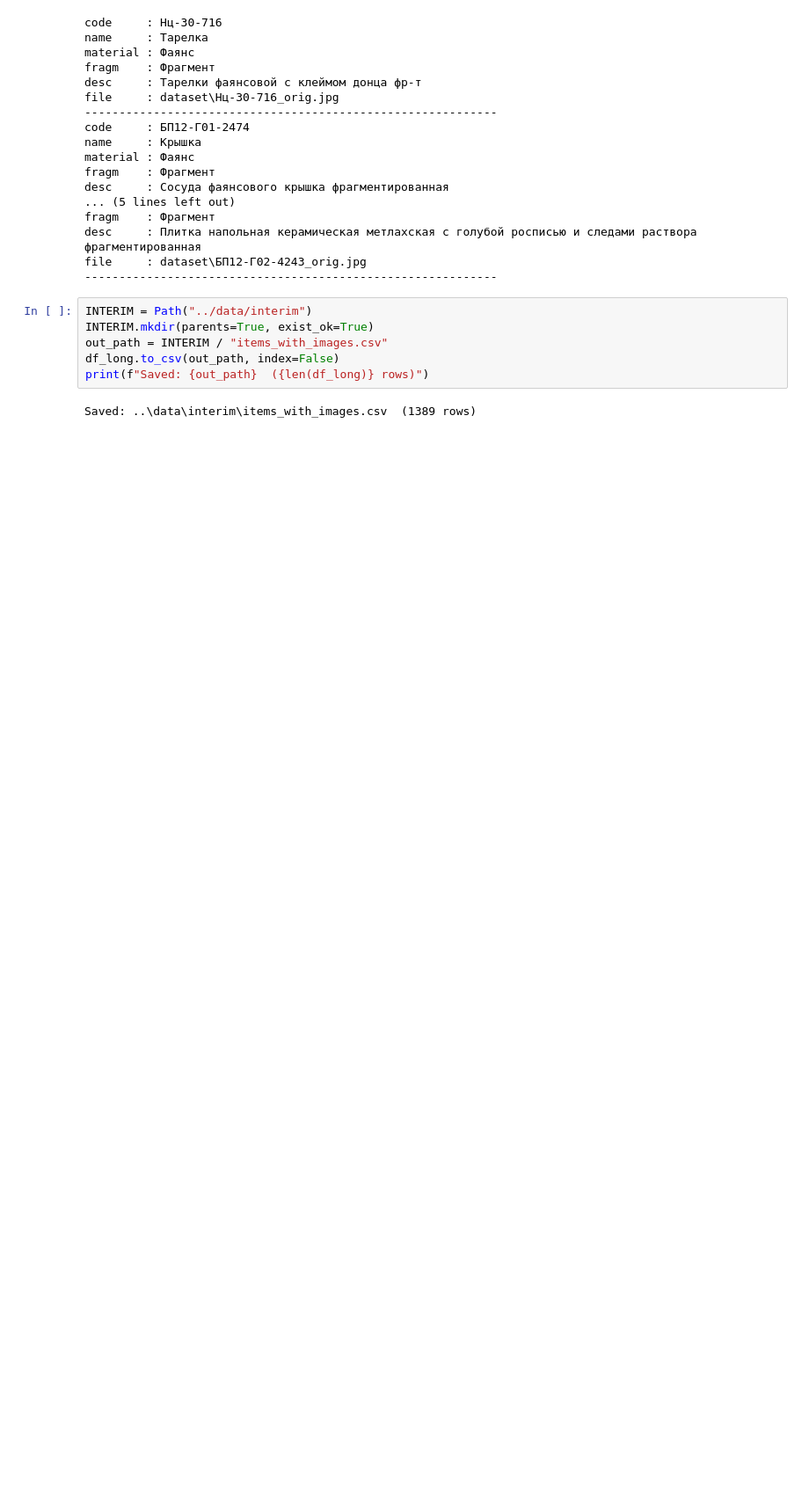
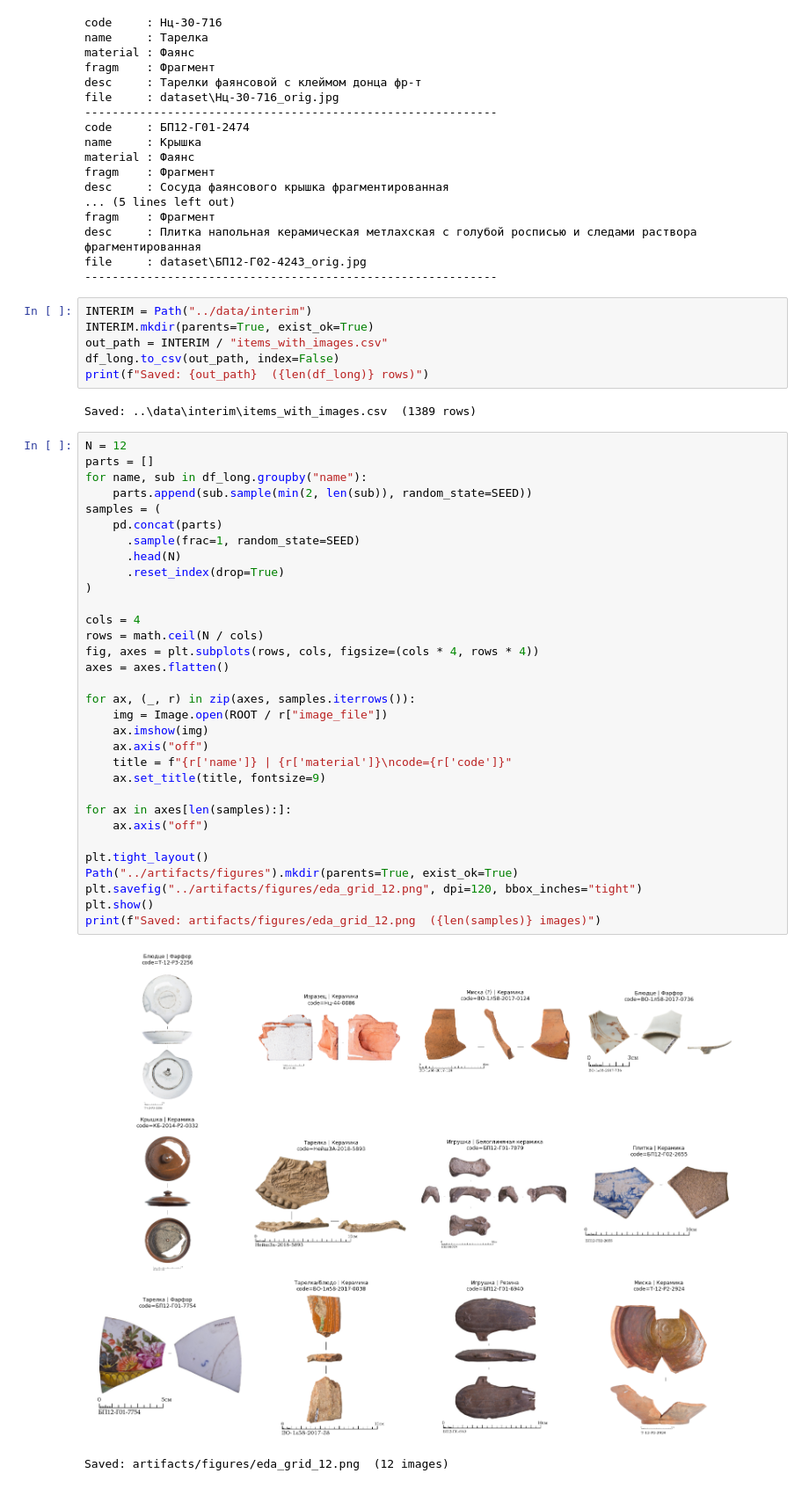
Before and after one commit to Niko07pro/creative_task, a Jupyter notebook: notebooks/01_eda.ipynb, the cells around one changed output. Shown at 88% size. Saved outputs shown, nothing was run; the diff lists cells and outputs as text; blank space fills up the shorter version.

```diff
--- a/notebooks/01_eda.ipynb
+++ b/notebooks/01_eda.ipynb
@@ -151,3 +148,38 @@ df_long.to_csv(out_path, index=False)
 print(f"Saved: {out_path}  ({len(df_long)} rows)")
 # %% [output]
 Saved: ..\data\interim\items_with_images.csv  (1389 rows)
+# %%
+N = 12
+parts = []
+for name, sub in df_long.groupby("name"):
+    parts.append(sub.sample(min(2, len(sub)), random_state=SEED))
+samples = (
+    pd.concat(parts)
+      .sample(frac=1, random_state=SEED)
+      .head(N)
+      .reset_index(drop=True)
+)
+
+cols = 4
+rows = math.ceil(N / cols)
+fig, axes = plt.subplots(rows, cols, figsize=(cols * 4, rows * 4))
+axes = axes.flatten()
+
+for ax, (_, r) in zip(axes, samples.iterrows()):
+    img = Image.open(ROOT / r["image_file"])
+    ax.imshow(img)
+    ax.axis("off")
+    title = f"{r['name']} | {r['material']}\ncode={r['code']}"
+    ax.set_title(title, fontsize=9)
+
+for ax in axes[len(samples):]:
+    ax.axis("off")
+
+plt.tight_layout()
+Path("../artifacts/figures").mkdir(parents=True, exist_ok=True)
+plt.savefig("../artifacts/figures/eda_grid_12.png", dpi=120, bbox_inches="tight")
+plt.show()
+print(f"Saved: artifacts/figures/eda_grid_12.png  ({len(samples)} images)")
+# %% [output]
+[figure, added]
+Saved: artifacts/figures/eda_grid_12.png  (12 images)
```
Also changed, not shown: parts of 16 cells of this notebook, 8 other files.
